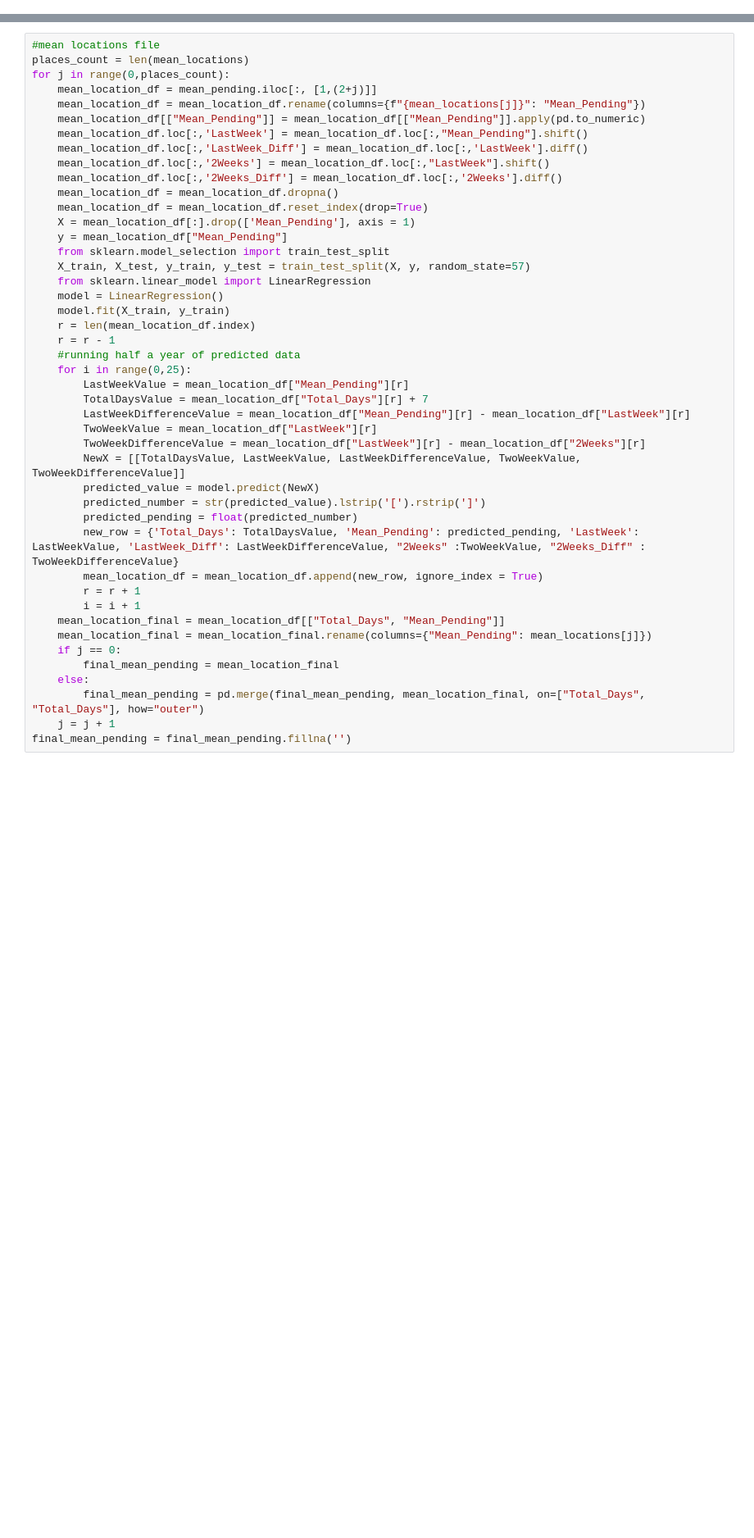
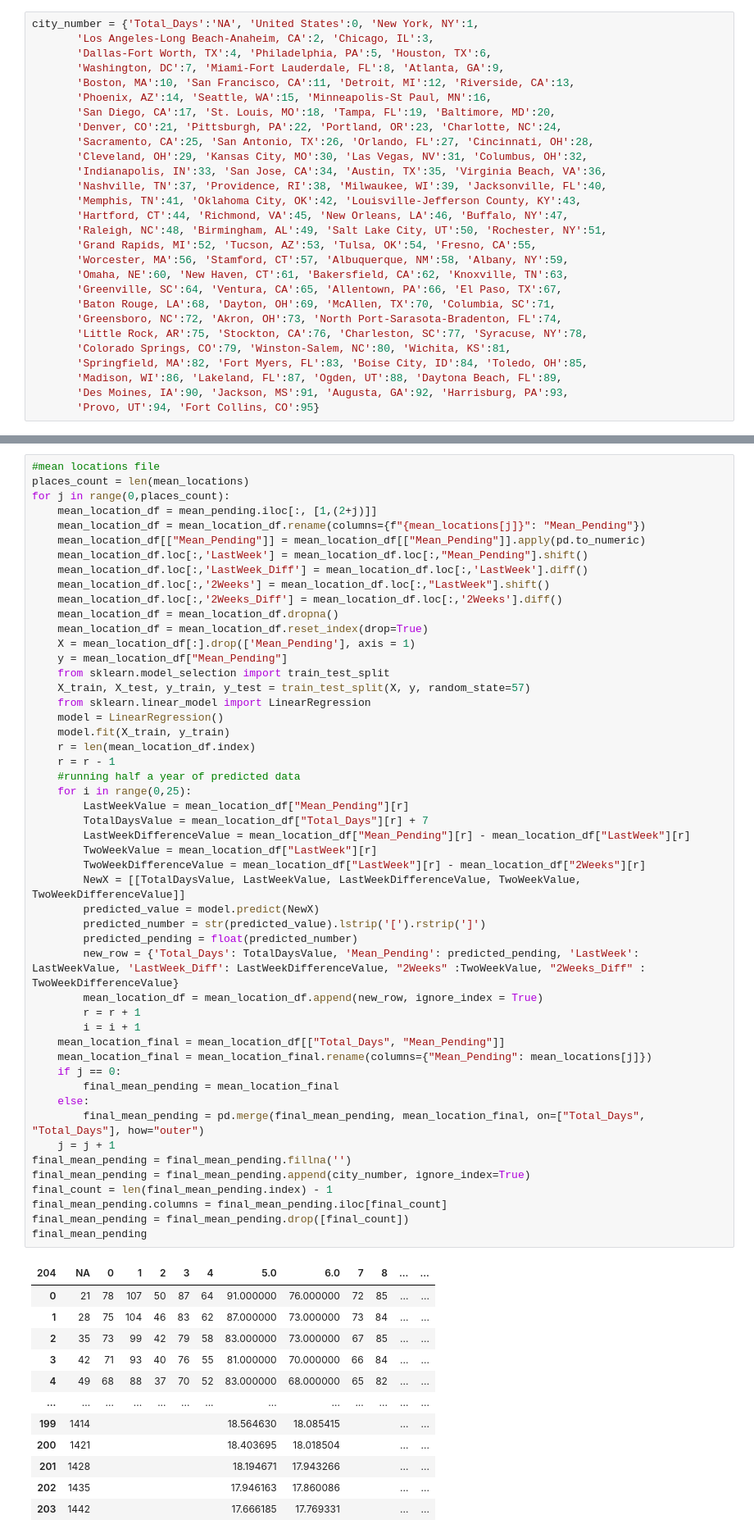
Before and after one commit to madisonfisher/home_analysis_project, a Jupyter notebook: home_inventory_analysis/inventory_analysis_part3.ipynb, the cells around one changed output, grey strips where cells are left out. Shown: that part at 82% size. Saved outputs shown, nothing was run; the diff lists cells and outputs as text; blank space fills up the shorter version.

```diff
--- a/home_inventory_analysis/inventory_analysis_part3.ipynb
+++ b/home_inventory_analysis/inventory_analysis_part3.ipynb
@@ -22,6 +22,34 @@ median_pending = pd.read_csv("transposed_inventory_files/city_median_pending_wee
 new_pending = pd.read_csv("transposed_inventory_files/city_new_pending_weekly_smooth.csv")
 inventory_all = pd.read_csv("transposed_inventory_files/city_inventory_weekly_allHomes_smooth.csv")
 inventory_SFH = pd.read_csv("transposed_inventory_files/city_inventory_weekly_SFH_smooth.csv")
+# %%
+city_number = {'Total_Days':'NA', 'United States':0, 'New York, NY':1,
+       'Los Angeles-Long Beach-Anaheim, CA':2, 'Chicago, IL':3,
+       'Dallas-Fort Worth, TX':4, 'Philadelphia, PA':5, 'Houston, TX':6,
+       'Washington, DC':7, 'Miami-Fort Lauderdale, FL':8, 'Atlanta, GA':9,
+       'Boston, MA':10, 'San Francisco, CA':11, 'Detroit, MI':12, 'Riverside, CA':13,
+       'Phoenix, AZ':14, 'Seattle, WA':15, 'Minneapolis-St Paul, MN':16,
+       'San Diego, CA':17, 'St. Louis, MO':18, 'Tampa, FL':19, 'Baltimore, MD':20,
+       'Denver, CO':21, 'Pittsburgh, PA':22, 'Portland, OR':23, 'Charlotte, NC':24,
+       'Sacramento, CA':25, 'San Antonio, TX':26, 'Orlando, FL':27, 'Cincinnati, OH':28,
+       'Cleveland, OH':29, 'Kansas City, MO':30, 'Las Vegas, NV':31, 'Columbus, OH':32,
+       'Indianapolis, IN':33, 'San Jose, CA':34, 'Austin, TX':35, 'Virginia Beach, VA':36,
+       'Nashville, TN':37, 'Providence, RI':38, 'Milwaukee, WI':39, 'Jacksonville, FL':40,
+       'Memphis, TN':41, 'Oklahoma City, OK':42, 'Louisville-Jefferson County, KY':43,
+       'Hartford, CT':44, 'Richmond, VA':45, 'New Orleans, LA':46, 'Buffalo, NY':47,
+       'Raleigh, NC':48, 'Birmingham, AL':49, 'Salt Lake City, UT':50, 'Rochester, NY':51,
+       'Grand Rapids, MI':52, 'Tucson, AZ':53, 'Tulsa, OK':54, 'Fresno, CA':55,
+       'Worcester, MA':56, 'Stamford, CT':57, 'Albuquerque, NM':58, 'Albany, NY':59,
+       'Omaha, NE':60, 'New Haven, CT':61, 'Bakersfield, CA':62, 'Knoxville, TN':63,
+       'Greenville, SC':64, 'Ventura, CA':65, 'Allentown, PA':66, 'El Paso, TX':67,
+       'Baton Rouge, LA':68, 'Dayton, OH':69, 'McAllen, TX':70, 'Columbia, SC':71,
+       'Greensboro, NC':72, 'Akron, OH':73, 'North Port-Sarasota-Bradenton, FL':74,
+       'Little Rock, AR':75, 'Stockton, CA':76, 'Charleston, SC':77, 'Syracuse, NY':78,
+       'Colorado Springs, CO':79, 'Winston-Salem, NC':80, 'Wichita, KS':81,
+       'Springfield, MA':82, 'Fort Myers, FL':83, 'Boise City, ID':84, 'Toledo, OH':85,
+       'Madison, WI':86, 'Lakeland, FL':87, 'Ogden, UT':88, 'Daytona Beach, FL':89,
+       'Des Moines, IA':90, 'Jackson, MS':91, 'Augusta, GA':92, 'Harrisburg, PA':93,
+       'Provo, UT':94, 'Fort Collins, CO':95}
 # %%
 mean_pending.columns = mean_pending.iloc[1]
 mean_pending = mean_pending.drop([0,1,2,3])
@@ -182,30 +143,48 @@ for j in range(0,places_count):
     from sklearn.model_selection import train_test_split
     X_train, X_test, y_train, y_test = train_test_split(X, y, random_state=57)
     from sklearn.linear_model import LinearRegression
     model = LinearRegression()
     model.fit(X_train, y_train)
     r = len(mean_location_df.index)
     r = r - 1
     #running half a year of predicted data
     for i in range(0,25):
         LastWeekValue = mean_location_df["Mean_Pending"][r]
         TotalDaysValue = mean_location_df["Total_Days"][r] + 7
         LastWeekDifferenceValue = mean_location_df["Mean_Pending"][r] - mean_location_df["LastWeek"][r]
         TwoWeekValue = mean_location_df["LastWeek"][r]
         TwoWeekDifferenceValue = mean_location_df["LastWeek"][r] - mean_location_df["2Weeks"][r]
         NewX = [[TotalDaysValue, LastWeekValue, LastWeekDifferenceValue, TwoWeekValue, TwoWeekDifferenceValue]]
         predicted_value = model.predict(NewX)
         predicted_number = str(predicted_value).lstrip('[').rstrip(']')
         predicted_pending = float(predicted_number)
         new_row = {'Total_Days': TotalDaysValue, 'Mean_Pending': predicted_pending, 'LastWeek': LastWeekValue, 'LastWeek_Diff': LastWeekDifferenceValue, "2Weeks" :TwoWeekValue, "2Weeks_Diff" : TwoWeekDifferenceValue}
         mean_location_df = mean_location_df.append(new_row, ignore_index = True)
         r = r + 1
         i = i + 1
     mean_location_final = mean_location_df[["Total_Days", "Mean_Pending"]]
     mean_location_final = mean_location_final.rename(columns={"Mean_Pending": mean_locations[j]})
     if j == 0:
         final_mean_pending = mean_location_final
     else:
         final_mean_pending = pd.merge(final_mean_pending, mean_location_final, on=["Total_Days", "Total_Days"], how="outer")
     j = j + 1
 final_mean_pending = final_mean_pending.fillna('')
+final_mean_pending = final_mean_pending.append(city_number, ignore_index=True)
+final_count = len(final_mean_pending.index) - 1
+final_mean_pending.columns = final_mean_pending.iloc[final_count]
+final_mean_pending = final_mean_pending.drop([final_count])
+final_mean_pending
+# %% [output]
+| 204 | NA | 0 | 1 | 2 | 3 | 4 | 5.0 | 6.0 | 7 | 8 | ... | ... |
+| 0 | 21 | 78 | 107 | 50 | 87 | 64 | 91.000000 | 76.000000 | 72 | 85 | ... | ... |
+| 1 | 28 | 75 | 104 | 46 | 83 | 62 | 87.000000 | 73.000000 | 73 | 84 | ... | ... |
+| 2 | 35 | 73 | 99 | 42 | 79 | 58 | 83.000000 | 73.000000 | 67 | 85 | ... | ... |
+| 3 | 42 | 71 | 93 | 40 | 76 | 55 | 81.000000 | 70.000000 | 66 | 84 | ... | ... |
+| 4 | 49 | 68 | 88 | 37 | 70 | 52 | 83.000000 | 68.000000 | 65 | 82 | ... | ... |
+| ... | ... | ... | ... | ... | ... | ... | ... | ... | ... | ... | ... | ... |
+| 199 | 1414 |  |  |  |  |  | 18.564630 | 18.085415 |  |  | ... | ... |
+| 200 | 1421 |  |  |  |  |  | 18.403695 | 18.018504 |  |  | ... | ... |
+| 201 | 1428 |  |  |  |  |  | 18.194671 | 17.943266 |  |  | ... | ... |
+| 202 | 1435 |  |  |  |  |  | 17.946163 | 17.860086 |  |  | ... | ... |
+| 203 | 1442 |  |  |  |  |  | 17.666185 | 17.769331 |  |  | ... | ... |
```
Also changed, not shown: parts of 12 cells of this notebook, 10 other files.
